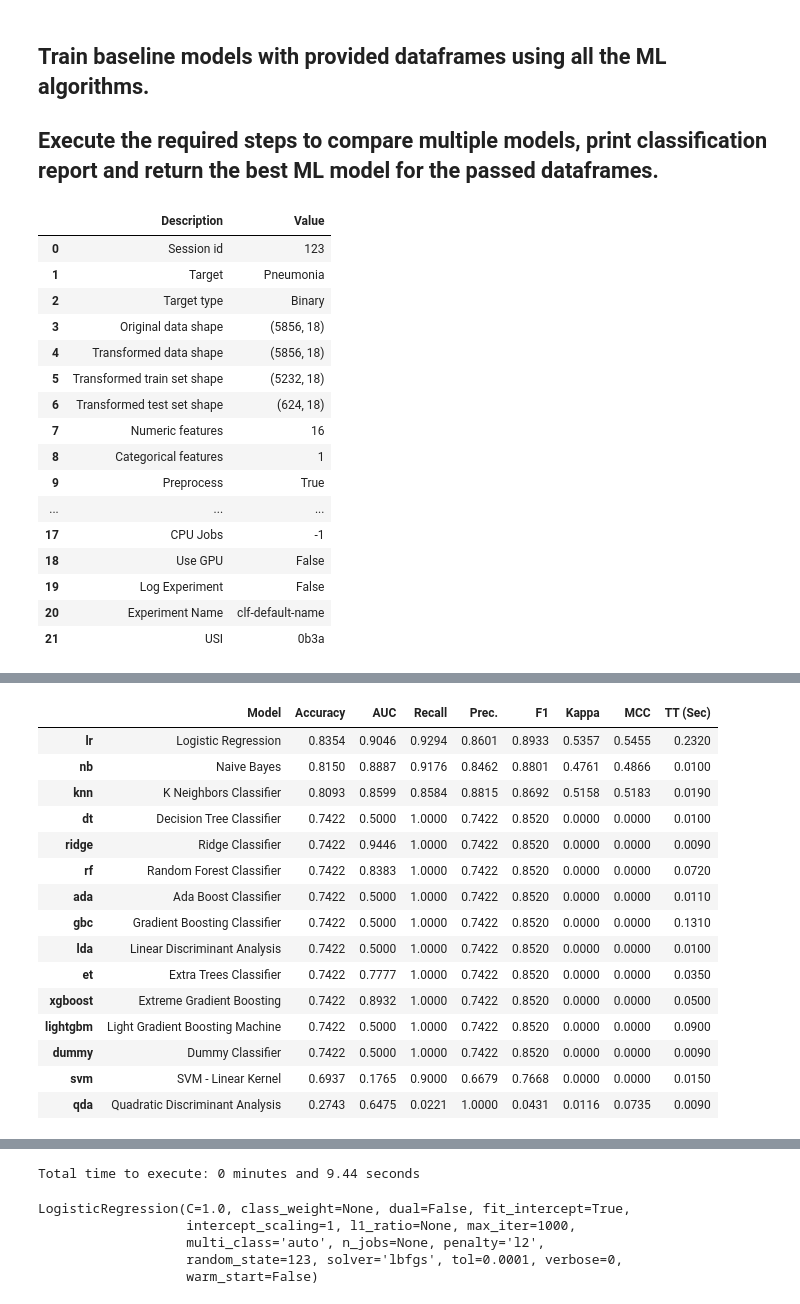
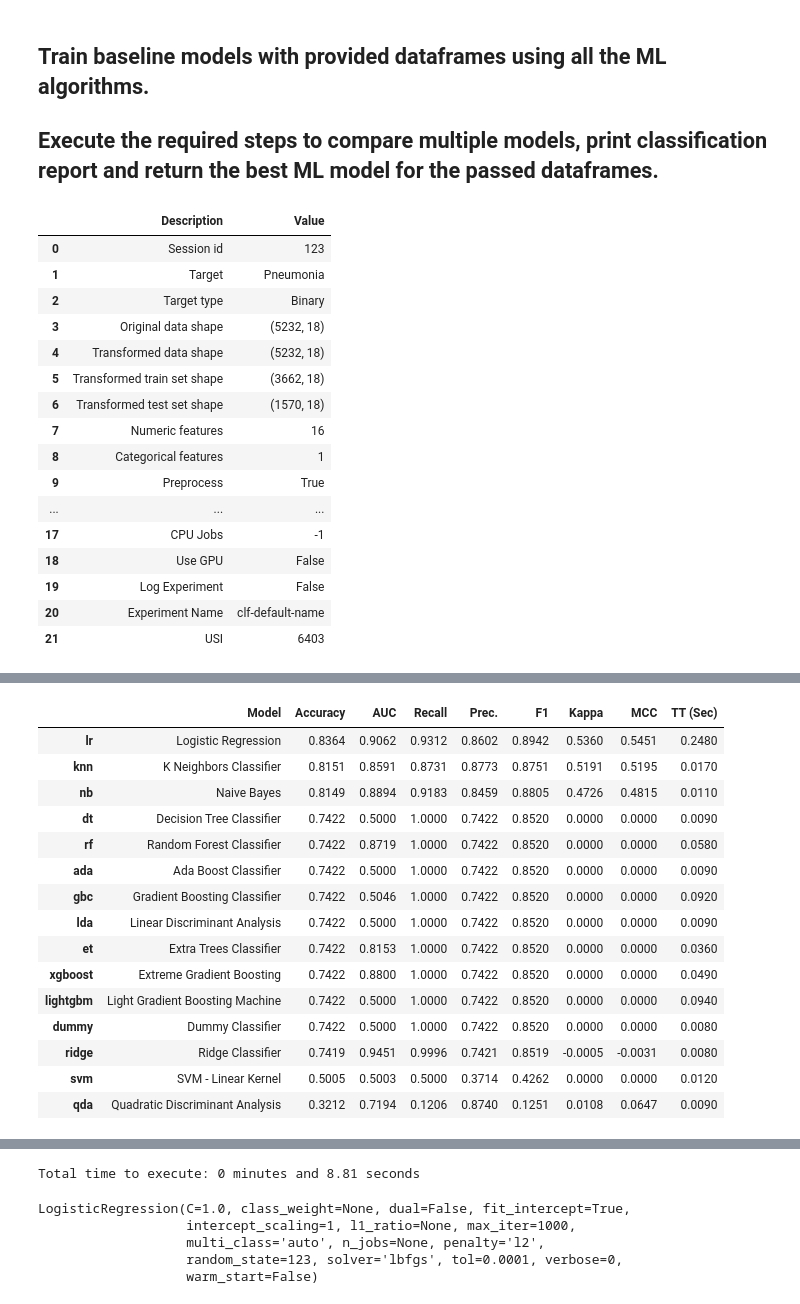
Before and after one commit to kraviteja95usd/pneumonia-detection-in-chest-X-rays, a Jupyter notebook: bin/First_Order_Features_Classification.ipynb, the cells around one changed output, grey strips where cells are left out. Saved outputs shown, nothing was run; the diff lists cells and outputs as text; code cells hidden in the pictures.

```diff
--- a/bin/First_Order_Features_Classification.ipynb
+++ b/bin/First_Order_Features_Classification.ipynb
@@ -167,56 +167,56 @@ efc.plots_for_all_features(df_test, df_test.columns.tolist())
 # %%
 start_time = time.time()
 
-best_model_for_first_order_features = efc.train_multiple_ml_models(df_train, df_test)
+best_model_for_first_order_features = efc.train_multiple_ml_models(df_train)
 
 end_time = time.time()
 
 # Calculate the total time taken
 total_time_seconds = end_time - start_time
 
 # Convert the time to minutes and seconds
 total_time_minutes = total_time_seconds // 60
 total_time_seconds = total_time_seconds % 60
 
 # Print the results
 print(f"\nTotal time to execute: {int(total_time_minutes)} minutes and {total_time_seconds:.2f} seconds")
 # %% [output]
 |  | Description | Value |
 | 0 | Session id | 123 |
 | 1 | Target | Pneumonia |
 | 2 | Target type | Binary |
-| 3 | Original data shape | (5856, 18) |
-| 4 | Transformed data shape | (5856, 18) |
-| 5 | Transformed train set shape | (5232, 18) |
-| 6 | Transformed test set shape | (624, 18) |
+| 3 | Original data shape | (5232, 18) |
+| 4 | Transformed data shape | (5232, 18) |
+| 5 | Transformed train set shape | (3662, 18) |
+| 6 | Transformed test set shape | (1570, 18) |
 | 7 | Numeric features | 16 |
 | 8 | Categorical features | 1 |
 | 9 | Preprocess | True |
 | ... | ... | ... |
 | 17 | CPU Jobs | -1 |
 | 18 | Use GPU | False |
 | 19 | Log Experiment | False |
 | 20 | Experiment Name | clf-default-name |
-| 21 | USI | 0b3a |
+| 21 | USI | 6403 |
 [interactive output not drawn]
 |  | Model | Accuracy | AUC | Recall | Prec. | F1 | Kappa | MCC | TT (Sec) |
-| lr | Logistic Regression | 0.8354 | 0.9046 | 0.9294 | 0.8601 | 0.8933 | 0.5357 | 0.5455 | 0.2320 |
-| nb | Naive Bayes | 0.8150 | 0.8887 | 0.9176 | 0.8462 | 0.8801 | 0.4761 | 0.4866 | 0.0100 |
-| knn | K Neighbors Classifier | 0.8093 | 0.8599 | 0.8584 | 0.8815 | 0.8692 | 0.5158 | 0.5183 | 0.0190 |
-| dt | Decision Tree Classifier | 0.7422 | 0.5000 | 1.0000 | 0.7422 | 0.8520 | 0.0000 | 0.0000 | 0.0100 |
-| ridge | Ridge Classifier | 0.7422 | 0.9446 | 1.0000 | 0.7422 | 0.8520 | 0.0000 | 0.0000 | 0.0090 |
-| rf | Random Forest Classifier | 0.7422 | 0.8383 | 1.0000 | 0.7422 | 0.8520 | 0.0000 | 0.0000 | 0.0720 |
-| ada | Ada Boost Classifier | 0.7422 | 0.5000 | 1.0000 | 0.7422 | 0.8520 | 0.0000 | 0.0000 | 0.0110 |
-| gbc | Gradient Boosting Classifier | 0.7422 | 0.5000 | 1.0000 | 0.7422 | 0.8520 | 0.0000 | 0.0000 | 0.1310 |
-| lda | Linear Discriminant Analysis | 0.7422 | 0.5000 | 1.0000 | 0.7422 | 0.8520 | 0.0000 | 0.0000 | 0.0100 |
-| et | Extra Trees Classifier | 0.7422 | 0.7777 | 1.0000 | 0.7422 | 0.8520 | 0.0000 | 0.0000 | 0.0350 |
-| xgboost | Extreme Gradient Boosting | 0.7422 | 0.8932 | 1.0000 | 0.7422 | 0.8520 | 0.0000 | 0.0000 | 0.0500 |
-| lightgbm | Light Gradient Boosting Machine | 0.7422 | 0.5000 | 1.0000 | 0.7422 | 0.8520 | 0.0000 | 0.0000 | 0.0900 |
-| dummy | Dummy Classifier | 0.7422 | 0.5000 | 1.0000 | 0.7422 | 0.8520 | 0.0000 | 0.0000 | 0.0090 |
-| svm | SVM - Linear Kernel | 0.6937 | 0.1765 | 0.9000 | 0.6679 | 0.7668 | 0.0000 | 0.0000 | 0.0150 |
-| qda | Quadratic Discriminant Analysis | 0.2743 | 0.6475 | 0.0221 | 1.0000 | 0.0431 | 0.0116 | 0.0735 | 0.0090 |
+| lr | Logistic Regression | 0.8364 | 0.9062 | 0.9312 | 0.8602 | 0.8942 | 0.5360 | 0.5451 | 0.2480 |
+| knn | K Neighbors Classifier | 0.8151 | 0.8591 | 0.8731 | 0.8773 | 0.8751 | 0.5191 | 0.5195 | 0.0170 |
+| nb | Naive Bayes | 0.8149 | 0.8894 | 0.9183 | 0.8459 | 0.8805 | 0.4726 | 0.4815 | 0.0110 |
+| dt | Decision Tree Classifier | 0.7422 | 0.5000 | 1.0000 | 0.7422 | 0.8520 | 0.0000 | 0.0000 | 0.0090 |
+| rf | Random Forest Classifier | 0.7422 | 0.8719 | 1.0000 | 0.7422 | 0.8520 | 0.0000 | 0.0000 | 0.0580 |
+| ada | Ada Boost Classifier | 0.7422 | 0.5000 | 1.0000 | 0.7422 | 0.8520 | 0.0000 | 0.0000 | 0.0090 |
+| gbc | Gradient Boosting Classifier | 0.7422 | 0.5046 | 1.0000 | 0.7422 | 0.8520 | 0.0000 | 0.0000 | 0.0920 |
+| lda | Linear Discriminant Analysis | 0.7422 | 0.5000 | 1.0000 | 0.7422 | 0.8520 | 0.0000 | 0.0000 | 0.0090 |
+| et | Extra Trees Classifier | 0.7422 | 0.8153 | 1.0000 | 0.7422 | 0.8520 | 0.0000 | 0.0000 | 0.0360 |
+| xgboost | Extreme Gradient Boosting | 0.7422 | 0.8800 | 1.0000 | 0.7422 | 0.8520 | 0.0000 | 0.0000 | 0.0490 |
+| lightgbm | Light Gradient Boosting Machine | 0.7422 | 0.5000 | 1.0000 | 0.7422 | 0.8520 | 0.0000 | 0.0000 | 0.0940 |
+| dummy | Dummy Classifier | 0.7422 | 0.5000 | 1.0000 | 0.7422 | 0.8520 | 0.0000 | 0.0000 | 0.0080 |
+| ridge | Ridge Classifier | 0.7419 | 0.9451 | 0.9996 | 0.7421 | 0.8519 | -0.0005 | -0.0031 | 0.0080 |
+| svm | SVM - Linear Kernel | 0.5005 | 0.5003 | 0.5000 | 0.3714 | 0.4262 | 0.0000 | 0.0000 | 0.0120 |
+| qda | Quadratic Discriminant Analysis | 0.3212 | 0.7194 | 0.1206 | 0.8740 | 0.1251 | 0.0108 | 0.0647 | 0.0090 |
 [interactive output not drawn]
-Total time to execute: 0 minutes and 9.44 seconds
+Total time to execute: 0 minutes and 8.81 seconds
 # %%
 best_model_for_first_order_features
 # %% [output]
```
Also changed, not shown: parts of 12 cells of this notebook, 8 other files.
